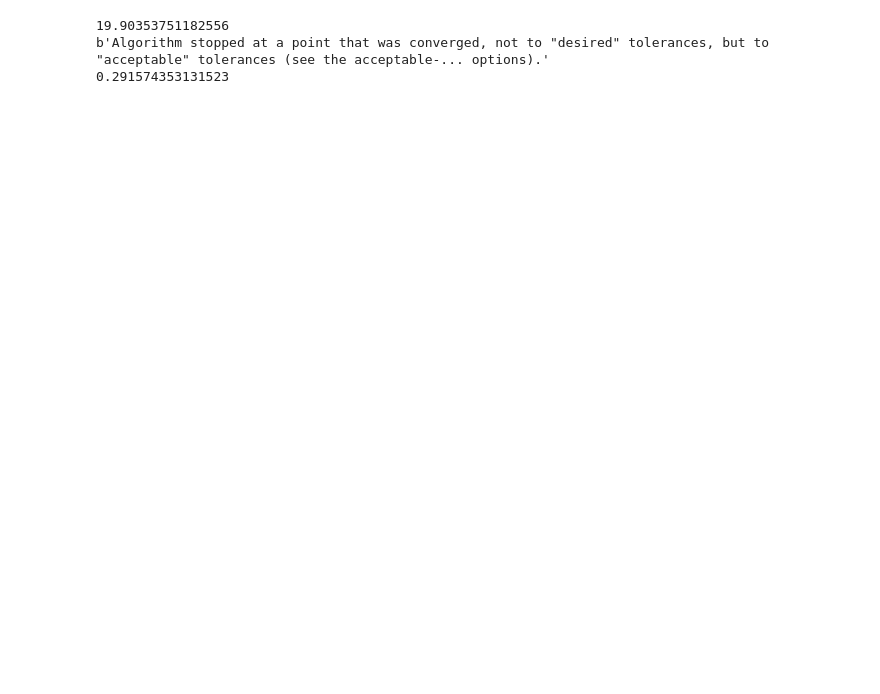
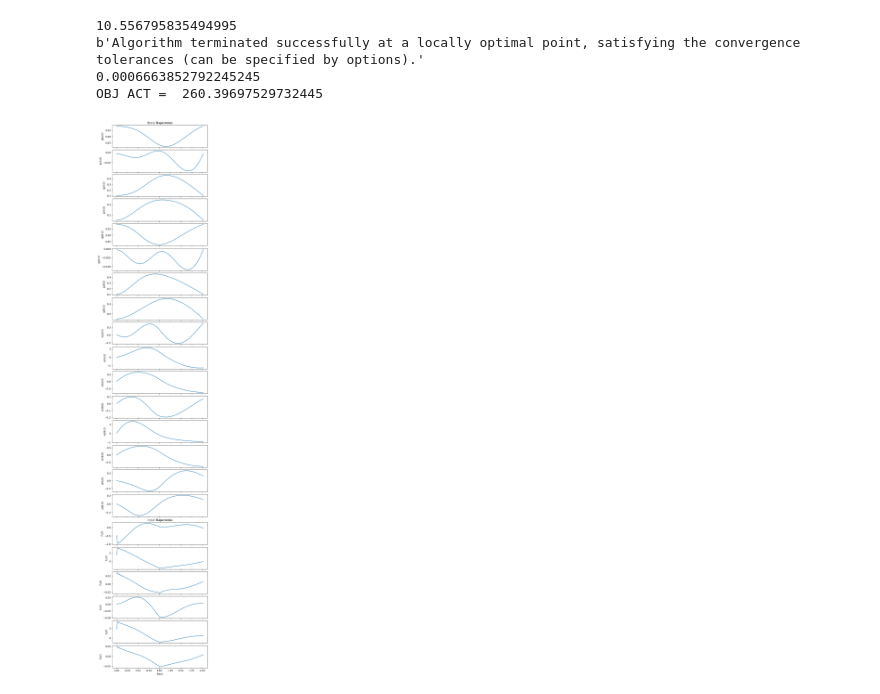
Before and after one commit to zoufaond/Quaternion-dynamics-with-muscle-forces, a Jupyter notebook: Python_optimal_control/Qmoore_opty.ipynb, the cells around one changed output. Saved outputs shown, nothing was run; the diff lists cells and outputs as text; code cells hidden in the pictures; blank space fills up the shorter version.

```diff
--- a/Python_optimal_control/Qmoore_opty.ipynb
+++ b/Python_optimal_control/Qmoore_opty.ipynb
@@ -220,12 +242,16 @@ time_to_create = ts.time() - start
 print(time_to_create)
 print(info['status_msg'])
 print(info['obj_val'])
+print('OBJ ACT = ', np.sum(solution[num_states*num_nodes:(num_states + num_inputs)*num_nodes]**2))
 # %% [output]
-19.90353751182556
-b'Algorithm stopped at a point that was converged, not to "desired" tolerances, but to "acceptable" tolerances (see the acceptable-... options).'
-0.291574353131523
+10.556795835494995
+b'Algorithm terminated successfully at a locally optimal point, satisfying the convergence tolerances (can be specified by options).'
+0.0006663852792245245
+OBJ ACT =  260.39697529732445
 # %%
-# fig, axes = plt.subplots(22, 1, sharex=True,
-#                          figsize=(6.4, 0.8*40),
-#                          layout='compressed')
-# prob.plot_trajectories(solution, axes=axes)
+fig, axes = plt.subplots(22, 1, sharex=True,
+                         figsize=(6.4, 0.8*40),
+                         layout='compressed')
+prob.plot_trajectories(solution, axes=axes)
+# %% [output]
+[figure, added]
```
Also changed, not shown: parts of 8 cells of this notebook, 12 other files.
